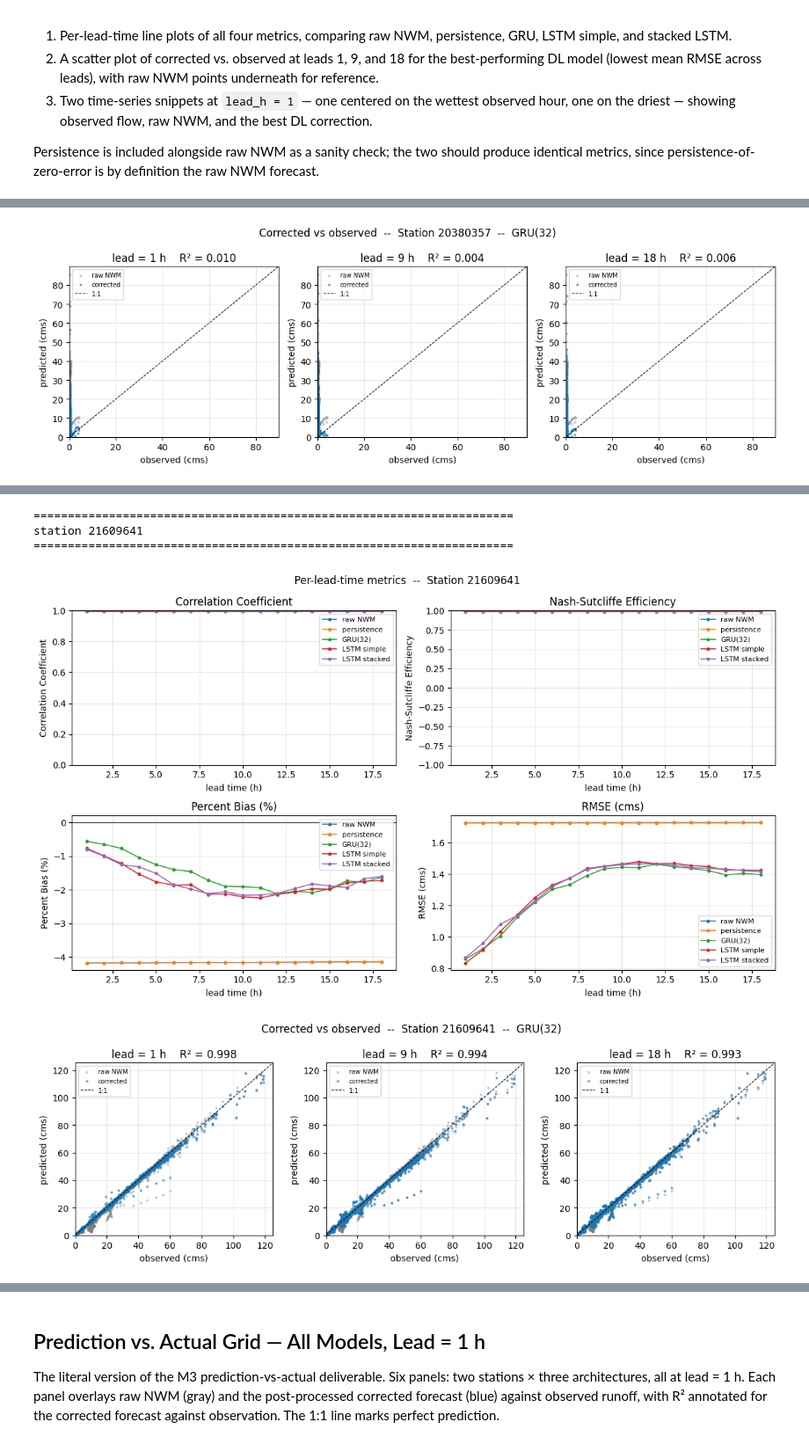
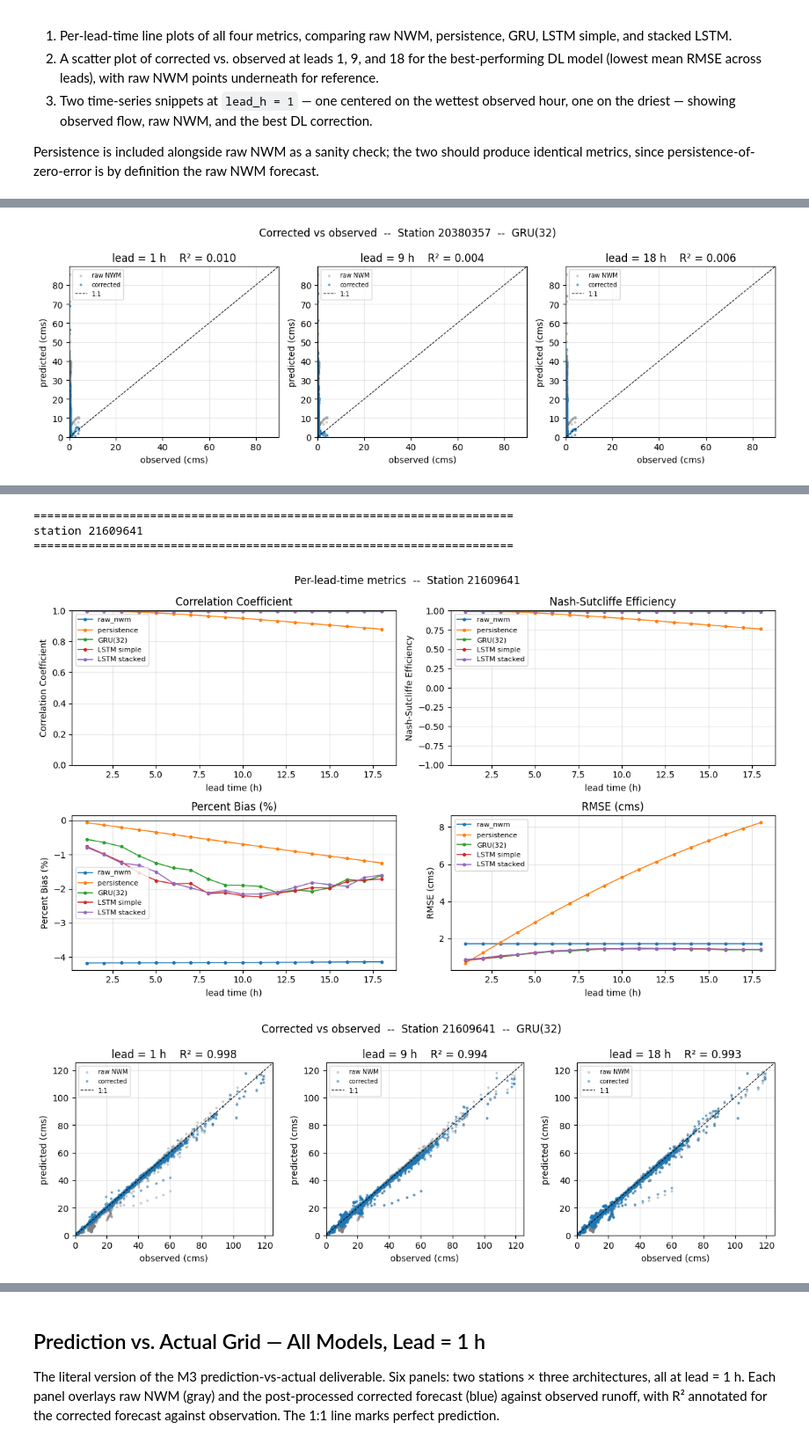
Before and after one commit to zachshotwell/AI-FinalProject-GroupSCR, a Jupyter notebook: RunoffForecastingProject/RunoffForecasting.ipynb, the cells around one changed output, grey strips where cells are left out. Shown at 88% size. Drawn from its saved outputs; the diff is of its cells as text; code cells hidden in the pictures.

```diff
--- a/RunoffForecastingProject/RunoffForecasting.ipynb
+++ b/RunoffForecastingProject/RunoffForecasting.ipynb
@@ -435,8 +423,0 @@ Predictions are saved with shape `(n_windows, H)`, matching the DL output format
-# %%
-for sid in stations:
-    test_split = pd.read_parquet(DATA_ROOT / sid / f"test_{sid}.parquet")
-    n_windows = len(prepare_features(test_split)) - L - H + 1
-    preds = np.zeros((n_windows, H), dtype=np.float32)
-    out = DATA_ROOT / sid / f"preds_persistence_{sid}.npy"
-    np.save(out, preds)
-    print(f"  {sid}: saved {out.name}  shape={preds.shape}")
@@ -806,21 +830,16 @@ def evaluate_station(sid):
     obs_grid = build_seq2seq_targets(test_feats["usgs_q"].values.astype(np.float32), L, H)
 
     rows = []
-    grids = {"nwm_raw": nwm_grid}
+    grids = {}
 
-    for h in range(H):
-        o, s = obs_grid[:, h], nwm_grid[:, h]
-        rows.append({"station": sid, "model": "nwm_raw", "lead_h": h + 1,
-                     "cc": cc(o, s), "nse": nse(o, s), "pbias": pbias(o, s), "rmse": rmse(o, s)})
-
-    for name in ["persistence", "gru", "lstm_simple", "lstm_stacked"]:
+    for name in ["raw_nwm", "persistence", "gru", "lstm_simple", "lstm_stacked"]:
         err_pred = np.load(DATA_ROOT / sid / f"preds_{name}_{sid}.npy")
         corrected = nwm_grid + err_pred
         grids[name] = corrected
         for h in range(H):
             o, s = obs_grid[:, h], corrected[:, h]
             rows.append({"station": sid, "model": name, "lead_h": h + 1,
-                         "cc": cc(o, s), "nse": nse(o, s), "pbias": pbias(o, s), "rmse": rmse(o, s)})
+                        "cc": cc(o, s), "nse": nse(o, s), "pbias": pbias(o, s), "rmse": rmse(o, s)})
 
     df = pd.DataFrame(rows)
     df.to_csv(DATA_ROOT / sid / f"metrics_{sid}.csv", index=False)
@@ -858,7 +877,7 @@ def plot_scatter(grids, obs_grid, sid, best_name, leads=(1, 9, 18)):
     for ax, lead in zip(axes, leads):
         h = lead - 1
         o = obs_grid[:, h]
-        nwm = grids["nwm_raw"][:, h]
+        nwm = grids["raw_nwm"][:, h]
         sim = grids[best_name][:, h]
         lim = max(o.max(), nwm.max(), sim.max()) * 1.05
 
@@ -880,7 +899,7 @@ def plot_timeseries_snippets(grids, obs_grid, test_feats, sid, best_name):
     n_windows = obs_grid.shape[0]
     valid_times = test_feats.index[L : L + n_windows]
     o_lead1 = obs_grid[:, 0]
-    nwm_lead1 = grids["nwm_raw"][:, 0]
+    nwm_lead1 = grids["raw_nwm"][:, 0]
     sim_lead1 = grids[best_name][:, 0]
 
     span = 24 * 7
@@ -941,9 +960,9 @@ station 20380357
 [figure]
 [figure]
 ======================================================================
 station 21609641
 ======================================================================
-[figure, old version]
+[figure, new version]
 [figure]
 [figure]
 ======================================================================
```
Also changed, not shown: parts of 9 cells of this notebook.
